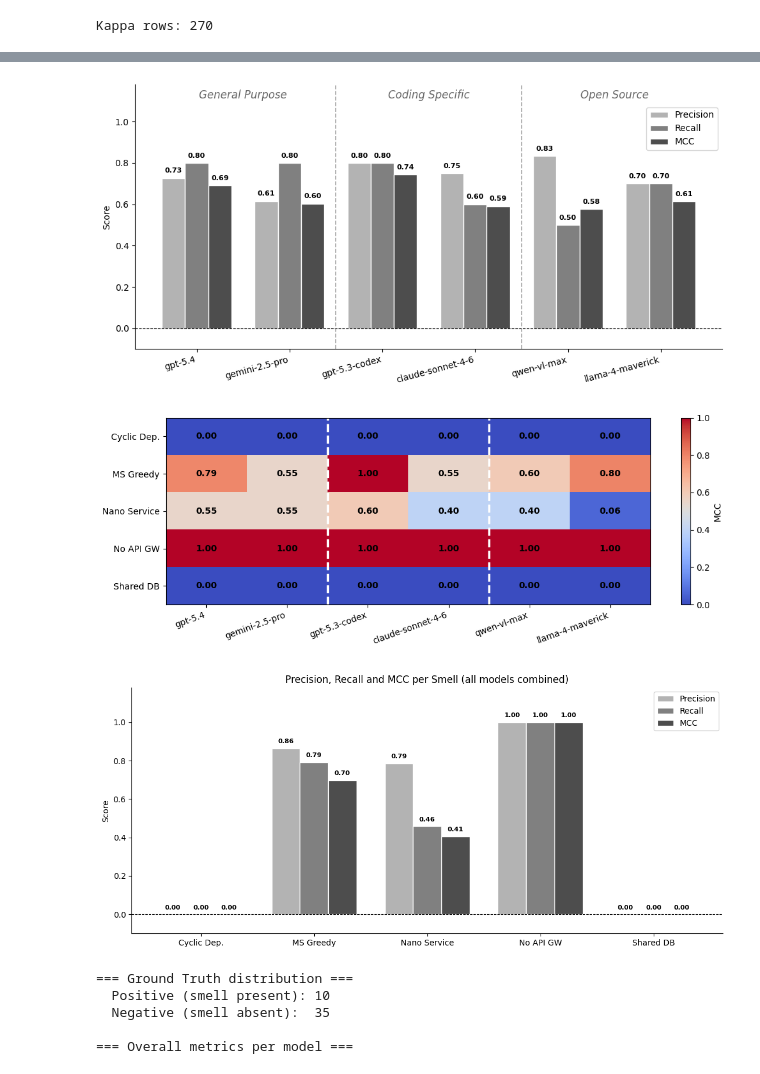
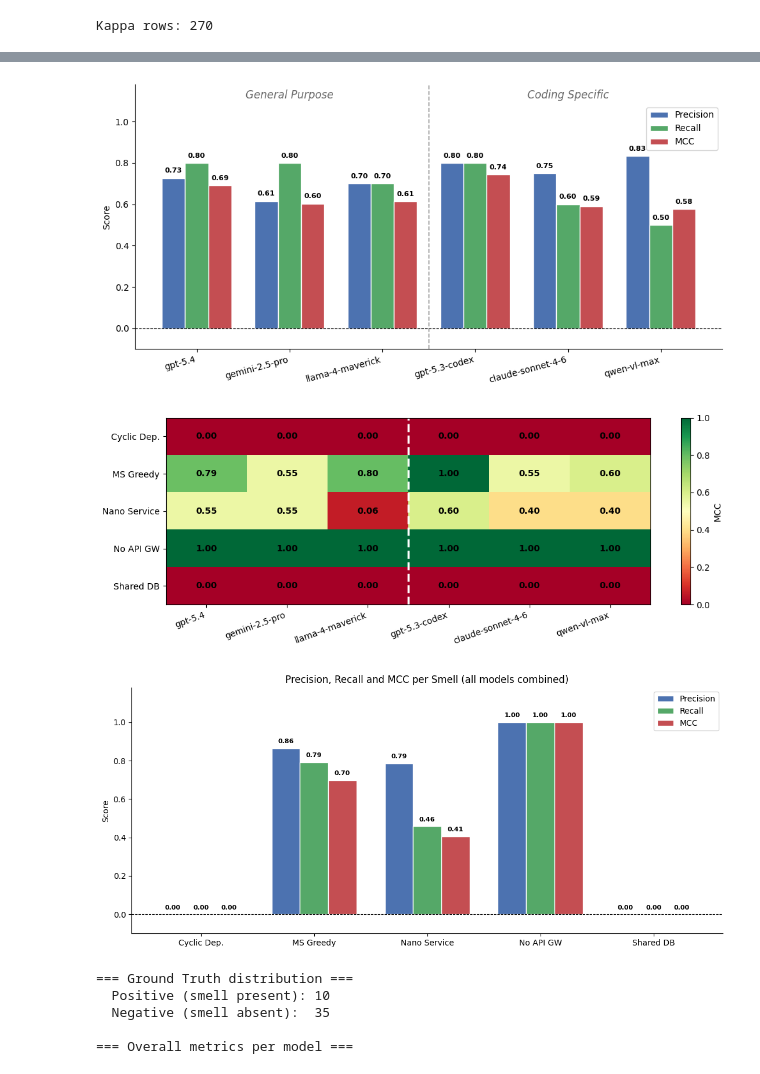
Before and after one commit to mateusmdutra/detect_ms_bad_smells_research, a Jupyter notebook: evaluation/data-analysis.ipynb, the cells around one changed output, grey strips where cells are left out. Drawn from its saved outputs; the diff is of its cells as text; code cells hidden in the pictures.

```diff
--- a/evaluation/data-analysis.ipynb
+++ b/evaluation/data-analysis.ipynb
@@ -33,35 +33,33 @@ SMELL_LABELS = {
     'shared_database':     'Shared DB',
 }
 
-# Short display names for models with long directory names
 MODEL_DISPLAY_NAMES = {
     'Llama-4-Maverick-17B-128E-Instruct-FP8-e81efef6': 'llama-4-maverick',
 }
 
-# Fixed model order as cited in the article (General Purpose → Coding Specific → Open Source)
-MODEL_ORDER = ['gpt-5.4', 'gemini-2.5-pro', 'gpt-5.3-codex', 'claude-sonnet-4-6', 'qwen-vl-max', 'llama-4-maverick']
+# General Purpose: gpt, gemini, llama  |  Coding Specific: codex, claude, qwen
+MODEL_ORDER = ['gpt-5.4', 'gemini-2.5-pro', 'llama-4-maverick',
+               'gpt-5.3-codex', 'claude-sonnet-4-6', 'qwen-vl-max']
 
-# x-axis positions of category boundaries (between model groups 1-2 and 3-4)
-CATEGORY_BOUNDARIES_SINGLE = [1.5, 3.5]   # single-bar charts
-CATEGORY_BOUNDARIES_MULTI  = [1.75, 3.75]    # multi-bar charts (3 bars × width 0.25, gap midpoint)
-
-print('Setup done.')
-
-# Model category definitions (matching article grouping)
 MODEL_CATEGORY = {
     'gpt-5.4':           'General Purpose',
     'gemini-2.5-pro':    'General Purpose',
+    'llama-4-maverick':  'General Purpose',
     'gpt-5.3-codex':     'Coding Specific',
     'claude-sonnet-4-6': 'Coding Specific',
-    'qwen-vl-max':       'Open Source',
-    'llama-4-maverick':  'Open Source',
+    'qwen-vl-max':       'Coding Specific',
 }
-CATEGORY_ORDER  = ['General Purpose', 'Coding Specific', 'Open Source']
-CATEGORY_COLORS = {'General Purpose': '#4C72B0', 'Coding Specific': '#C44E52', 'Open Source': '#55A868'}
+CATEGORY_ORDER  = ['General Purpose', 'Coding Specific']
+CATEGORY_COLORS = {'General Purpose': '#4C72B0', 'Coding Specific': '#C44E52'}
 
-# Category label centers for single-bar (data coords) and multi-bar (tick-centered) charts
-CAT_CENTERS_SINGLE = [0.5, 2.5, 4.5]
-CAT_CENTERS_MULTI  = [0.75, 2.75, 4.75]
+# GP = x positions 0,1,2  |  CS = x positions 3,4,5  →  boundary between 2 and 3
+CATEGORY_BOUNDARIES_SINGLE = [2.5]
+CATEGORY_BOUNDARIES_MULTI  = [2.75]   # last bar of pos 2 ends at 2.75
+
+CAT_CENTERS_SINGLE = [1.0, 4.0]
+CAT_CENTERS_MULTI  = [1.25, 4.25]
+
+print('Setup done.')
 # %% [output]
 Setup done.
 # %%
@@ -401,7 +393,7 @@ plot_data = overall.set_index('model').reindex(MODEL_ORDER).reset_index()
 models    = plot_data['model'].tolist()
 x         = np.arange(len(models))
 width     = 0.25
-colors    = ['#4C72B0', '#55A868', '#C44E52']
+colors    = ['#4C72B0', '#55A868', '#C44E52']  # PuOr: dark orange, light orange, dark purple
 
 fig, ax = plt.subplots(figsize=(10, 5))
 for i, (metric, color) in enumerate(zip(['Precision', 'Recall', 'MCC'], colors)):
@@ -436,7 +428,7 @@ plt.tight_layout()
 plt.savefig('metrics_overall.png', dpi=150)
 plt.show()
 # %% [output]
-[figure, old version]
+[figure, new version]
 # %%
 # Chart 2: MCC heatmap (smell × model, article order)
 mcc_pivot = per_smell.pivot(index='smell', columns='model', values='MCC').reindex(SMELLS)
@@ -449,35 +441,35 @@ custom_cmap = LinearSegmentedColormap.from_list(
         '#B2182B',  # vermelho escuro
         '#FDDBC7',  # vermelho claro
         '#F7F7F7',  # neutro
         '#D9F0D3',  # verde claro
         '#1B7837'   # verde escuro
     ]
 )
 
 fig, ax = plt.subplots(figsize=(11, 4))
-im = ax.imshow(mcc_pivot.values.astype(float), cmap='coolwarm', vmin=0, vmax=1, aspect='auto')
+im = ax.imshow(mcc_pivot.values.astype(float), cmap='RdYlGn', vmin=0, vmax=1, aspect='auto')
 
 ax.set_xticks(range(len(mcc_pivot.columns)))
 ax.set_xticklabels(mcc_pivot.columns, rotation=20, ha='right')
 ax.set_yticks(range(len(mcc_pivot.index)))
 ax.set_yticklabels(mcc_pivot.index)
 
 for r in range(mcc_pivot.shape[0]):
     for c in range(mcc_pivot.shape[1]):
         val = mcc_pivot.values[r, c]
         ax.text(c, r, f'{val:.2f}' if not np.isnan(val) else 'N/A',
                 ha='center', va='center', fontsize=10, fontweight='bold', color='black')
 
 # Category separator lines (vertical, between model columns)
 for sep_x in CATEGORY_BOUNDARIES_SINGLE:
     ax.axvline(sep_x, color='white', linewidth=2.5, linestyle='--')
 
 plt.colorbar(im, ax=ax, label='MCC')
 plt.tight_layout()
 plt.savefig('metrics_mcc_heatmap.png', dpi=150)
 plt.show()
 # %% [output]
-[figure, old version]
+[figure, new version]
 # %%
 # Chart 3: Precision / Recall / MCC per smell (all models combined)
 
@@ -512,7 +504,7 @@ plt.tight_layout()
 plt.savefig('metrics_per_smell.png', dpi=150)
 plt.show()
 # %% [output]
-[figure, old version]
+[figure, new version]
 # %%
 print('=== Ground Truth distribution ===')
 print(f'  Positive (smell present): {(gt_agg["gt_label"]==1).sum()}')
```
Also changed, not shown: parts of 10 cells of this notebook, 16 other files.
